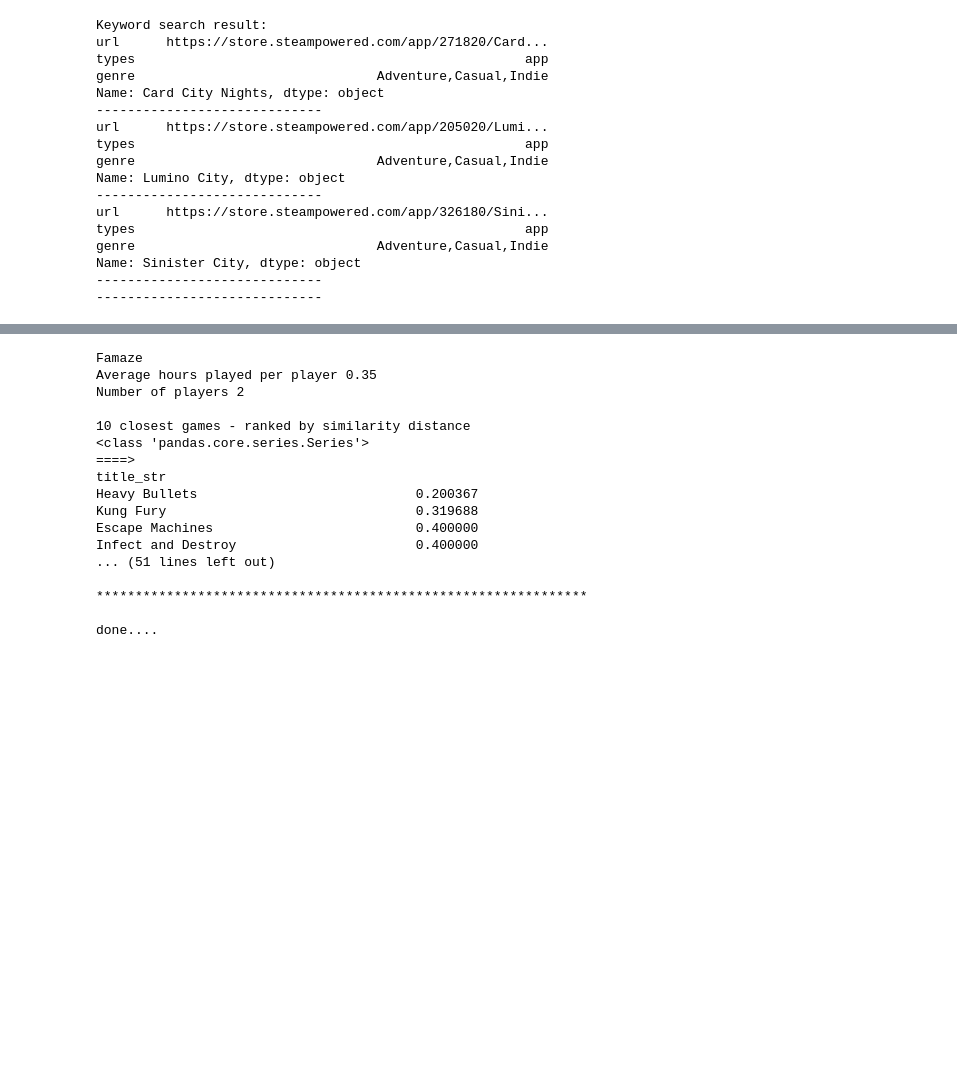
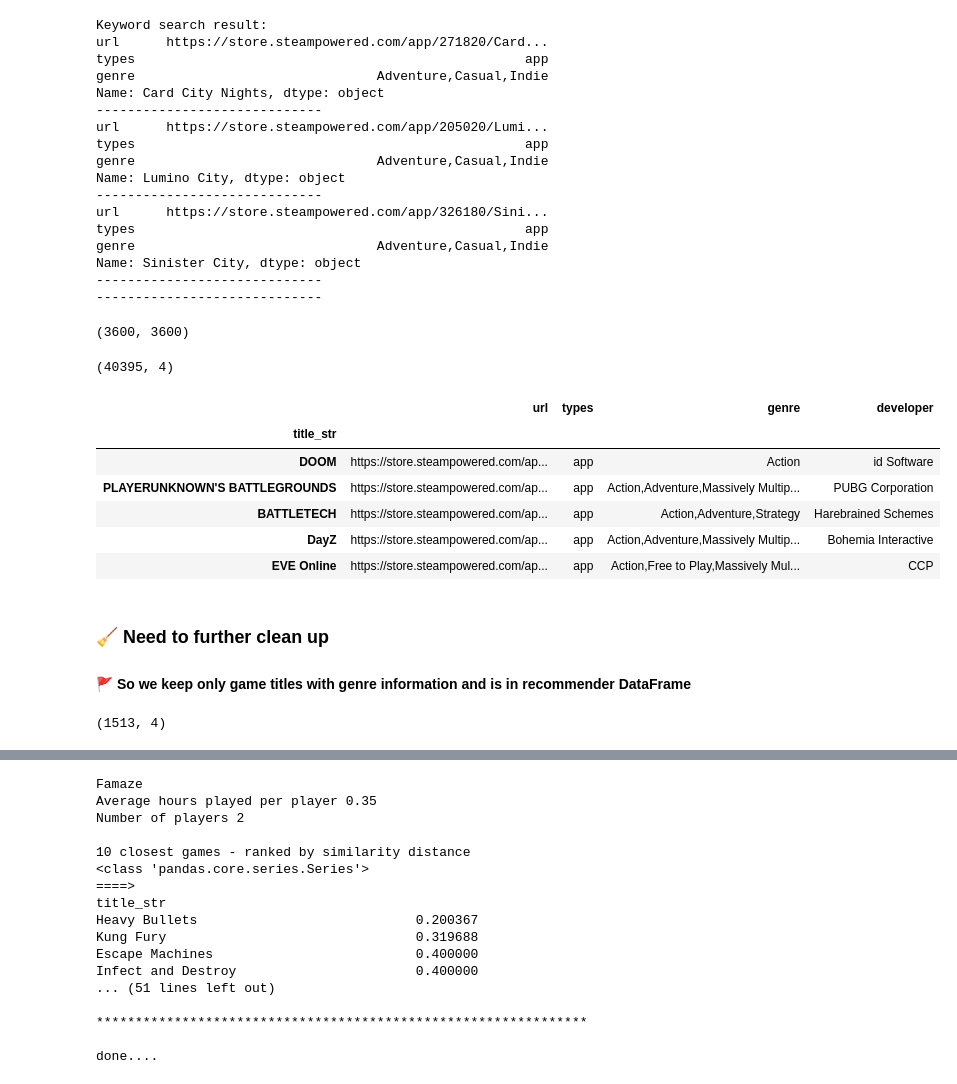
Before and after one commit to roycliu/sage-ga_datascience-capstone, a Jupyter notebook: capstone/Game Recommendation System.ipynb, the cells around one changed output, grey strips where cells are left out. Cells and saved outputs as stored; diff of their text form; code cells hidden in the pictures; blank space fills up the shorter version.

```diff
--- a/capstone/Game Recommendation System.ipynb
+++ b/capstone/Game Recommendation System.ipynb
@@ -558,3 +558,24 @@ genre                               Adventure,Casual,Indie
 Name: Sinister City, dtype: object
 -----------------------------
 -----------------------------
+# %%
+recommender_df.shape
+# %% [output]
+(3600, 3600)
+# %%
+df_game_with_gener.shape
+# %% [output]
+(40395, 4)
+# %%
+df_game_with_gener.head()
+# %% [output]
+|  | url | types | genre | developer |
+| title_str |  |  |  |  |
+| DOOM | https://store.steampowered.com/ap... | app | Action | id Software |
+| PLAYERUNKNOWN'S BATTLEGROUNDS | https://store.steampowered.com/ap... | app | Action,Adventure,Massively Multip... | PUBG Corporation |
+| BATTLETECH | https://store.steampowered.com/ap... | app | Action,Adventure,Strategy | Harebrained Schemes |
+| DayZ | https://store.steampowered.com/ap... | app | Action,Adventure,Massively Multip... | Bohemia Interactive |
+| EVE Online | https://store.steampowered.com/ap... | app | Action,Free to Play,Massively Mul... | CCP |
+# %% [markdown]
+### 🧹 Need to further clean up
+#### 🚩 So we keep only game titles with genre information and is in recommender DataFrame
@@ -560,0 +584,4 @@ Name: Sinister City, dtype: object
+# %%
+df_game_with_gener.shape
+# %% [output]
+(1513, 4)
```
Also changed, not shown: parts of 21 cells of this notebook, 2 other files.
